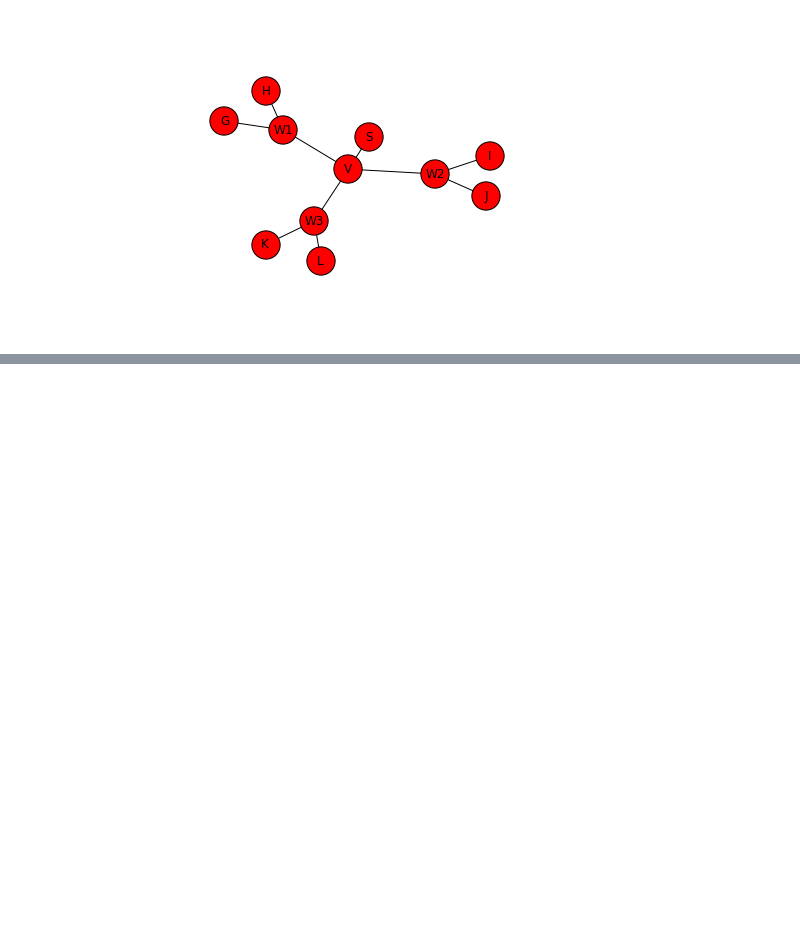
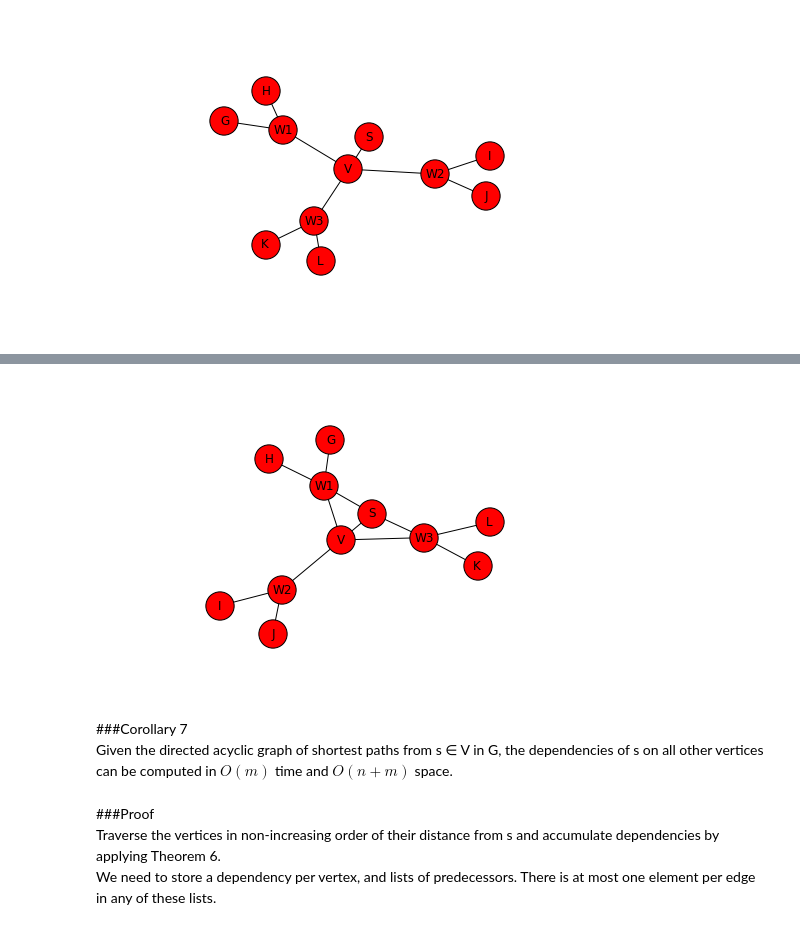
Before and after one commit to HeoJooSeong/zoostar, a Jupyter notebook: LINK_LAB/A Faster Algorithm for Betweenness Centrality/LINK_PAPER_01.ipynb, the cells around one changed output, grey strips where cells are left out. Cells and saved outputs as stored; diff of their text form; code cells hidden in the pictures; blank space fills up the shorter version.

Commit message:
image

```diff
--- a/LINK_LAB/A Faster Algorithm for Betweenness Centrality/LINK_PAPER_01.ipynb
+++ b/LINK_LAB/A Faster Algorithm for Betweenness Centrality/LINK_PAPER_01.ipynb
@@ -410,0 +419,16 @@ We extend pair-dependency to include an edge e ∈ E by defining δst(v, e) =
+# %%
+G3 = networkx.Graph()
+%matplotlib inline
+G3.add_nodes_from(['S','V','W1','W2','W3','G','H','I','J','K','L'])
+G3.add_edges_from([('S','V'),('V','W1'),('V','W2'),('V','W3'),('W1','G'),('W1','H'),('W2','I'),
+                   ('W2','J'),('W3','K'),('W3','L'),('S','W1'),('S','W3')])
+networkx.draw(G3,node_size=800,with_labels=True)
+# %% [output]
+[figure, added]
+# %% [markdown]
+###Corollary 7
+Given the directed acyclic graph of shortest paths from s ∈ V in G, the dependencies of s on all other vertices can be computed in \\(O(m)\\) time and \\(O(n + m)\\) space.
+# %% [markdown]
+###Proof
+Traverse the vertices in non-increasing order of their distance from s and accumulate dependencies by applying Theorem 6.
+We need to store a dependency per vertex, and lists of predecessors. There is at most one element per edge in any of these lists.
```
Also changed, not shown: parts of 19 cells of this notebook, 3 other files.
